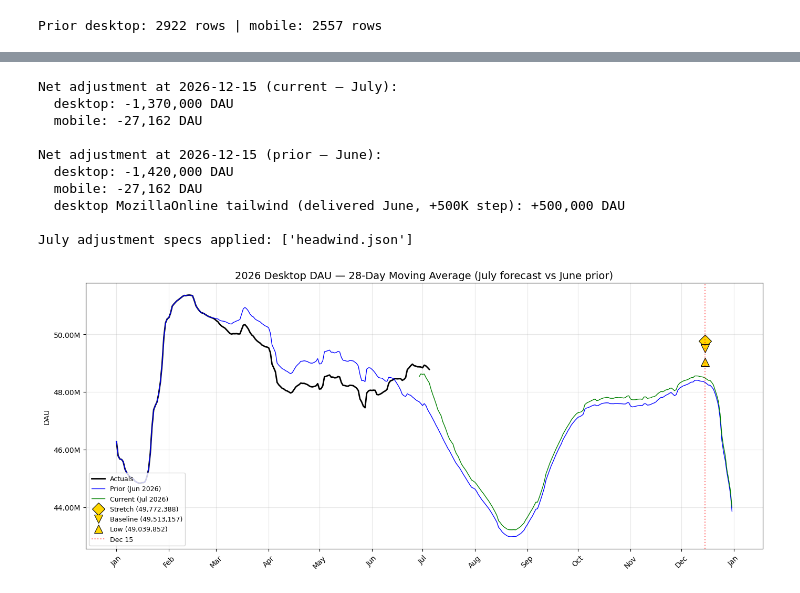
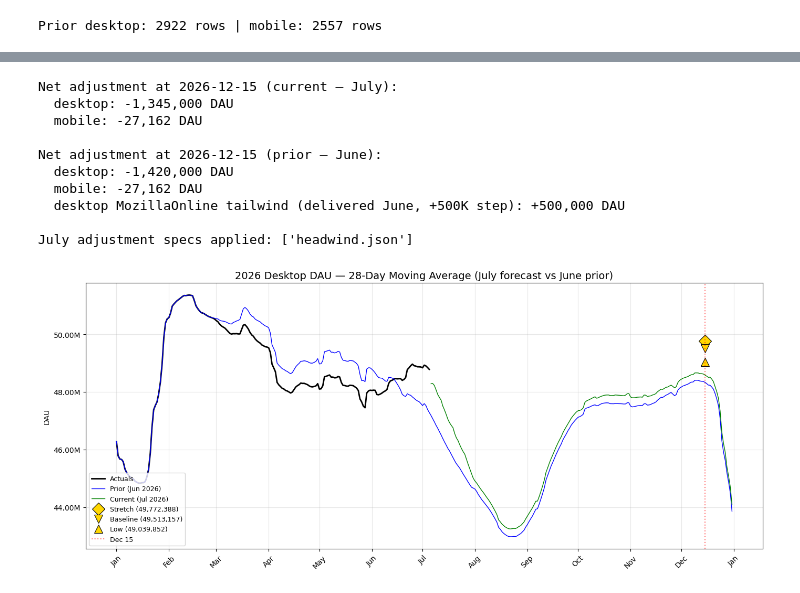
Before and after one commit to mozilla/mozaic-daily, a Jupyter notebook: data-official/2026-07/july_canonical_v2026-06-29.ipynb, the cells around one changed output, grey strips where cells are left out. Saved outputs shown, nothing was run; the diff lists cells and outputs as text; code cells hidden in the pictures.

```diff
--- a/data-official/2026-07/july_canonical_v2026-06-29.ipynb
+++ b/data-official/2026-07/july_canonical_v2026-06-29.ipynb
@@ -170,9 +177,13 @@ def daily_to_28ma(dates, values):
     return s.sort_index().rolling(28).mean()
 # %%
 # [load-parquets]
-# One World(ALL) forecast per platform (Iran included natively; not a separate series).
-desktop_raw = load_all_level_dau(JULY_FORECAST_PATH, "legacy_desktop", '{"os": "ALL"}', "desktop")
-mobile_raw = load_all_level_dau(JULY_FORECAST_PATH, "glean_mobile", "{}", "ALL MOBILE")
-for label, df in [("Desktop", desktop_raw), ("Mobile", mobile_raw)]:
-    print(f"{label}: {len(df)} rows, {df['target_date'].min().date()} to {df['target_date'].max().date()}")
+# BOTH platforms re-anchored to 2026-07-06 (train through 2026-07-05). Desktop = LOCKED param-search
+# result from desktop_locked/ (cps=0.08983, cpr=0.65, l+o); mobile = refreshed grad_moderate + adj-m.
+# Iran is included natively in both; not a separate series.
+desktop_raw = load_all_level_dau(DESKTOP_FORECAST_PATH, "legacy_desktop", '{"os": "ALL"}', "desktop")
+mobile_raw = load_all_level_dau(MOBILE_FORECAST_PATH, "glean_mobile", "{}", "ALL MOBILE")
+for label, df, seam in [("Desktop", desktop_raw, FORECAST_START), ("Mobile", mobile_raw, MOBILE_FORECAST_START)]:
+    last_train = df.loc[df["data_type"] == "training", "target_date"].max()
+    print(f"{label}: {len(df)} rows, {df['target_date'].min().date()} to {df['target_date'].max().date()} "
+          f"| seam {seam.date()} | last training {last_train.date()}")
 # %% [output]
@@ -231,18 +242,21 @@ Done.
 # %%
 # [compute-series]
 # 28-day MAs. Forecast curves use the variance-matched display_ma (seam-smoothed); actuals use the
-# plain daily_to_28ma. One forecast per platform (Iran included).
+# plain daily_to_28ma. One forecast per platform (Iran included). BOTH platforms re-anchored to
+# FORECAST_START = MOBILE_FORECAST_START = 2026-07-06 (train through 2026-07-05); consistent seam.
 desktop_ma_raw = display_ma(desktop_raw["target_date"], desktop_raw["dau"], FORECAST_START)
-mobile_ma_raw = display_ma(mobile_raw["target_date"], mobile_raw["dau"], FORECAST_START)
+mobile_ma_raw = display_ma(mobile_raw["target_date"], mobile_raw["dau"], MOBILE_FORECAST_START)
 
 # July headwind (adj-h) IS applied: a linear ramp from adjustments/headwind.json reaching
-# desktop -1,370,000 / mobile -27,162 at the 2026-12-15 anchor (Win10 headwind softened by
-# +50K DAU on 2026-07-07, from -1,420,000; D3). Prior carries June's own headwind (-1,420,000).
+# desktop -1,345,000 / mobile -27,162 at the 2026-12-15 anchor. D3 RESOLVED: the Win10 desktop
+# headwind was softened to -1,345,000 on 2026-07-07 (from -1,420,000 via -1,370,000; the final +25k
+# add-back reflects Prophet partly learning the Win10 decline). Prior carries June's own (-1,420,000).
+# The ramp is Dec-15-anchored, so applying it from each platform's own seam is correct.
 net_adjustments = load_adjustments(ADJUSTMENTS_DIR, desktop_ma_raw.index)
 prev_net_adjustments = load_adjustments(PREV_ADJUSTMENTS_DIR, desktop_ma_raw.index)
 
 desktop_ma = apply_net_adjustment(desktop_ma_raw, net_adjustments, "desktop")
-mobile_ma = apply_net_adjustment(mobile_ma_raw, net_adjustments, "mobile")
+mobile_ma = apply_net_adjustment(mobile_ma_raw, net_adjustments, "mobile", forecast_start=MOBILE_FORECAST_START)
 
 desktop_actual_ma = daily_to_28ma(bq_actuals["desktop"]["date"], bq_actuals["desktop"]["dau"])
 mobile_actual_ma = daily_to_28ma(bq_actuals["mobile"]["date"], bq_actuals["mobile"]["dau"])
@@ -298,7 +312,7 @@ applied_specs = sorted(os.path.basename(p) for p in glob.glob(f"{ADJUSTMENTS_DIR
 print(f"\nJuly adjustment specs applied: {applied_specs or 'none (raw model output)'}")
 # %% [output]
 Net adjustment at 2026-12-15 (current — July):
-  desktop: -1,370,000 DAU
+  desktop: -1,345,000 DAU
   mobile: -27,162 DAU
 
 Net adjustment at 2026-12-15 (prior — June):
@@ -313,9 +327,14 @@ def clip_display(s):
     """Filter a date-indexed series to the display window."""
     return s[(s.index >= DISPLAY_START) & (s.index <= DISPLAY_END)].dropna()
 
-def clip_forecast_only(s):
-    """Filter to forecast portion only within display window."""
-    return s[(s.index >= FORECAST_START) & (s.index <= DISPLAY_END)].dropna()
+def clip_forecast_only(s, forecast_start=FORECAST_START):
+    """Filter to forecast portion only within display window.
+
+    forecast_start defaults to the desktop seam (FORECAST_START); pass
+    MOBILE_FORECAST_START for the refreshed mobile curve so it blanks before the
+    mobile seam (2026-07-06) rather than the desktop one (2026-06-29).
+    """
+    return s[(s.index >= forecast_start) & (s.index <= DISPLAY_END)].dropna()
 
 def millions_formatter(x, pos):
     # Two decimals so adjacent ~0.5M-spaced ticks stay distinct (e.g. 16.50M vs 17.00M),
@@ -329,34 +348,34 @@ STAKEHOLDER_DESKTOP_STRETCH = 49_772_388
 
 def render_desktop_plot(*, show_prior: bool, title: str):
     fig, ax = plt.subplots(figsize=(14, 6))
     ax.plot(clip_display(desktop_actual_ma), label="Actuals", color="black", linewidth=2)
     if show_prior:
         ax.plot(clip_display(prev_desktop_ma), label="Prior (Jun 2026)", color="blue", linewidth=1)
     ax.plot(clip_forecast_only(desktop_ma), label="Current (Jul 2026)", color="green", linewidth=1)
     for value, marker, label in [
         (STAKEHOLDER_DESKTOP_STRETCH, "D", "Stretch"),
         (STAKEHOLDER_DESKTOP_BASELINE, "v", "Baseline"),
         (STAKEHOLDER_DESKTOP_LOW, "^", "Low"),
     ]:
         ax.plot(MEASUREMENT_DATE, value, marker=marker, color="gold",
                 markersize=12, markeredgecolor="black", markeredgewidth=0.8,
                 linestyle="None", label=f"{label} ({value:,})")
     ax.axvline(MEASUREMENT_DATE, color="red", linestyle=":", alpha=0.5, label="Dec 15")
     ax.set_title(title, fontsize=14)
     ax.set_ylabel("DAU")
     ax.yaxis.set_major_formatter(mticker.FuncFormatter(millions_formatter))
     ax.legend(loc="lower left", fontsize=9)
     ax.xaxis.set_major_formatter(mdates.DateFormatter("%b"))
     ax.xaxis.set_major_locator(mdates.MonthLocator())
     plt.setp(ax.xaxis.get_majorticklabels(), rotation=45)
     ax.grid(True, alpha=0.3)
     plt.tight_layout()
     plt.show()
 
 render_desktop_plot(show_prior=True,
                     title="2026 Desktop DAU — 28-Day Moving Average (July forecast vs June prior)")
 # %% [output]
-[figure, old version]
+[figure, new version]
 # %%
 # [plot-desktop-no-april]
 render_desktop_plot(show_prior=False,
```
Also changed, not shown: parts of 14 cells of this notebook, 9 other files.
